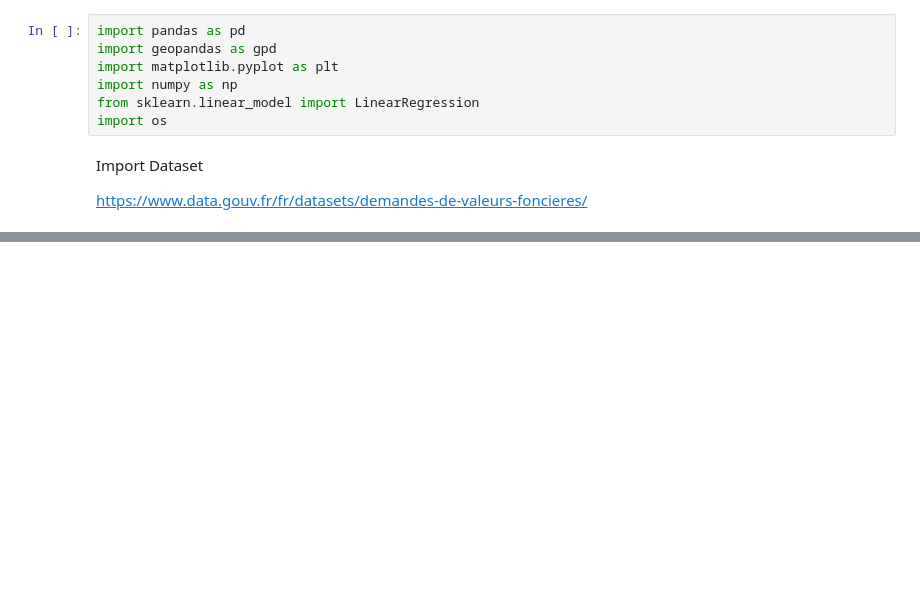
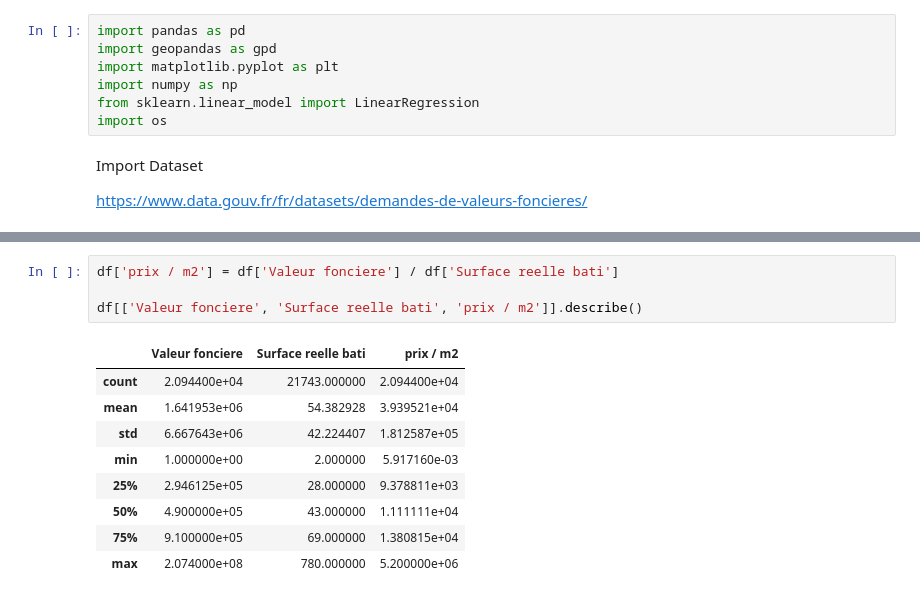
Before and after one commit to quentinchichery/immoML, a Jupyter notebook: ML/DVF_machine_learning.ipynb, the cells around one changed output, grey strips where cells are left out. Saved outputs shown, nothing was run; the diff lists cells and outputs as text; blank space fills up the shorter version.

```diff
--- a/ML/DVF_machine_learning.ipynb
+++ b/ML/DVF_machine_learning.ipynb
@@ -37,0 +29,14 @@ list(df)
+# %%
+df['prix / m2'] = df['Valeur fonciere'] / df['Surface reelle bati']
+
+df[['Valeur fonciere', 'Surface reelle bati', 'prix / m2']].describe()
+# %% [output]
+|  | Valeur fonciere | Surface reelle bati | prix / m2 |
+| count | 2.094400e+04 | 21743.000000 | 2.094400e+04 |
+| mean | 1.641953e+06 | 54.382928 | 3.939521e+04 |
+| std | 6.667643e+06 | 42.224407 | 1.812587e+05 |
+| min | 1.000000e+00 | 2.000000 | 5.917160e-03 |
+| 25% | 2.946125e+05 | 28.000000 | 9.378811e+03 |
+| 50% | 4.900000e+05 | 43.000000 | 1.111111e+04 |
+| 75% | 9.100000e+05 | 69.000000 | 1.380815e+04 |
+| max | 2.074000e+08 | 780.000000 | 5.200000e+06 |
```
Also changed, not shown: parts of 4 cells of this notebook, 1 other file.
